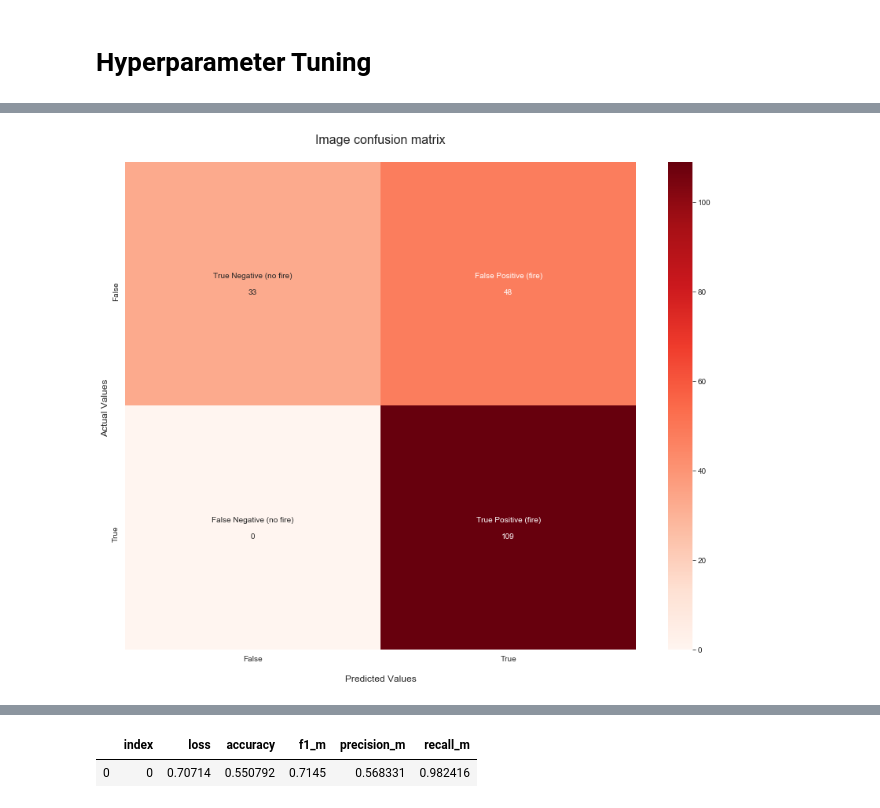
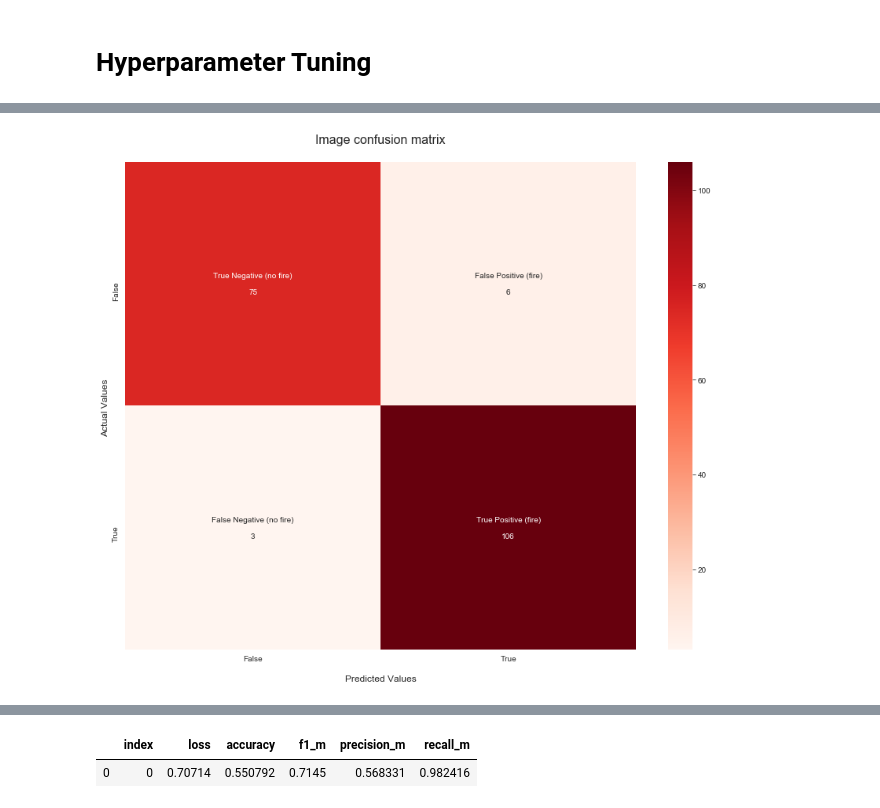
Before and after one commit to sdeittrick/Wildfire_Detection_Capstone_697, a Jupyter notebook: wildfire_prediction_pipeline/model_aggregation.ipynb, the cells around one changed output, grey strips where cells are left out. Cells and saved outputs as stored; diff of their text form; code cells hidden in the pictures.

```diff
--- a/wildfire_prediction_pipeline/model_aggregation.ipynb
+++ b/wildfire_prediction_pipeline/model_aggregation.ipynb
@@ -85,7 +89,7 @@ print(train_labels.shape)
 # %%
 test_data_images, test_data_labels, dev_data_images, dev_data_labels, last_data_images, last_data_labels = test_train_split(test_data)
 
-train_images, train_labels = zip(*test_data)
+# train_images, train_labels = zip(*test_data)
 
 test_data_images = [np.array(Image.fromarray(img).convert('RGB')) for img in test_data_images]
 dev_data_images = [np.array(Image.fromarray(img).convert('RGB')) for img in dev_data_images]
@@ -189,10 +208,10 @@ model = modelz[0]
 # %%
 
-modelDf['cms'].values[0]
+modelDf['cms'].values[5]
 
-plot_confusion_matrix_2(modelDf['cms'].values[0],normalize=False)
+plot_confusion_matrix_2(modelDf['cms'].values[5],normalize=False)
 # %% [output]
-[figure, old version]
+[figure, new version]
 # %%
 # prediction = model.predict(x=test_images, steps=len(test_images), verbose=0)
 # cm = confusion_matrix(y_true=test_labels, y_pred=np.argmax(prediction, axis=-1))
```
Also changed, not shown: parts of 11 cells of this notebook, 34 other files.
